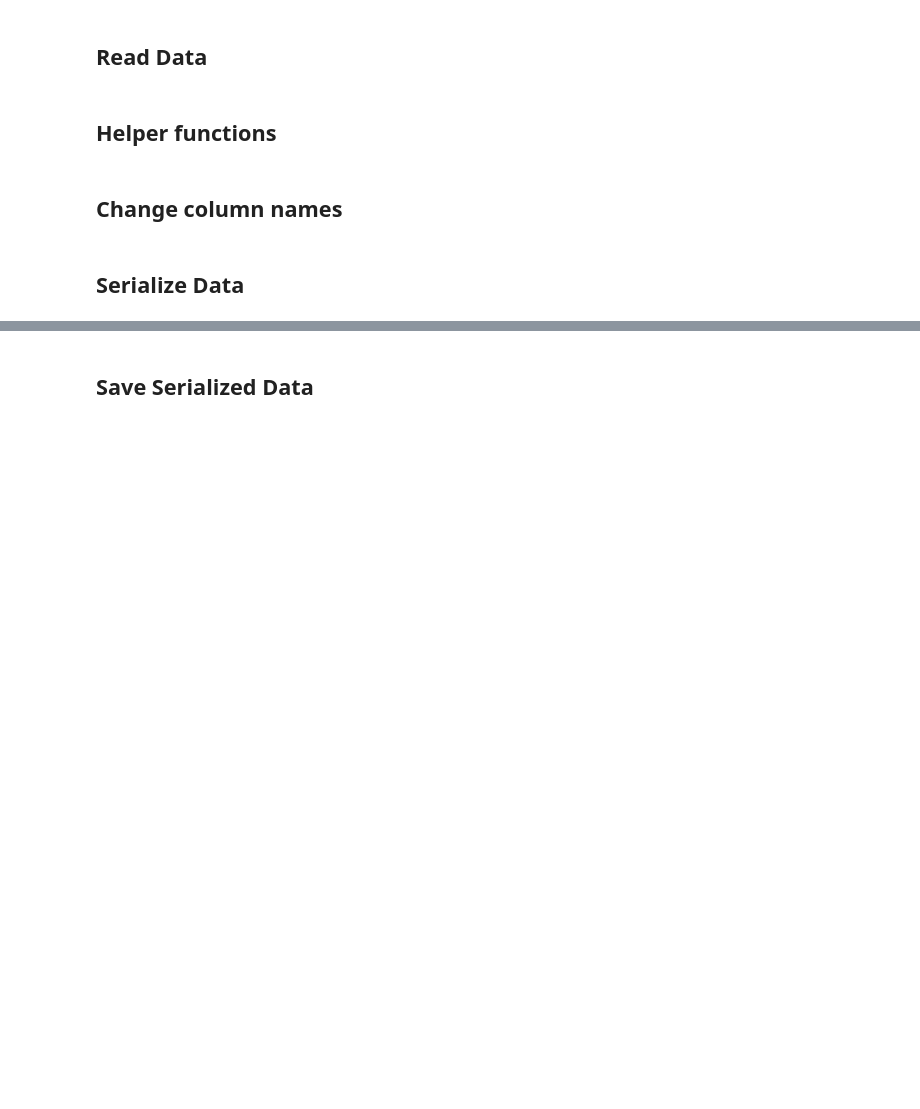
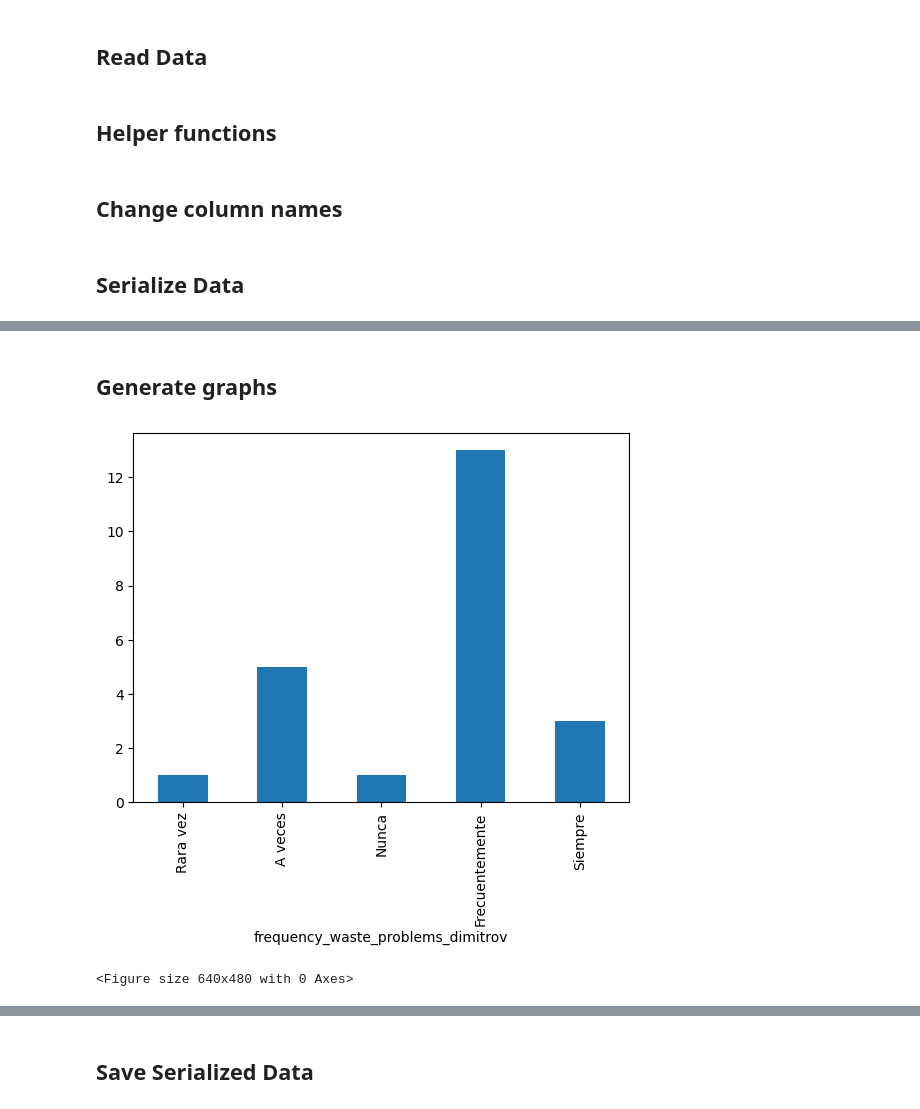
Before and after one commit to Mortadelo24/survey-integrador-one, a Jupyter notebook: notebook.ipynb, the cells around one changed output, grey strips where cells are left out. Saved outputs shown, nothing was run; the diff lists cells and outputs as text; code cells hidden in the pictures; blank space fills up the shorter version.

Commit message:
add graphs

```diff
--- a/notebook.ipynb
+++ b/notebook.ipynb
@@ -96,0 +140,12 @@ results["likes_features_app"] = results["likes_features_app"].apply(string_list_
+# %% [markdown]
+## Generate graphs
+# %%
+frequency_problems_labels = ["Rara vez", "A veces", "Nunca", "Frecuentemente", "Siempre"]
+# %%
+waste_problems_plot = results.groupby("frequency_waste_problems_dimitrov")["frequency_waste_problems_dimitrov"].count().plot(kind="bar")
+waste_problems_plot.set_xticklabels(frequency_problems_labels)
+plt.show()
+plt.clf()
+# %% [output]
+[figure, added]
+<Figure size 640x480 with 0 Axes>
```
Also changed, not shown: parts of 5 cells of this notebook, 2 other files.
